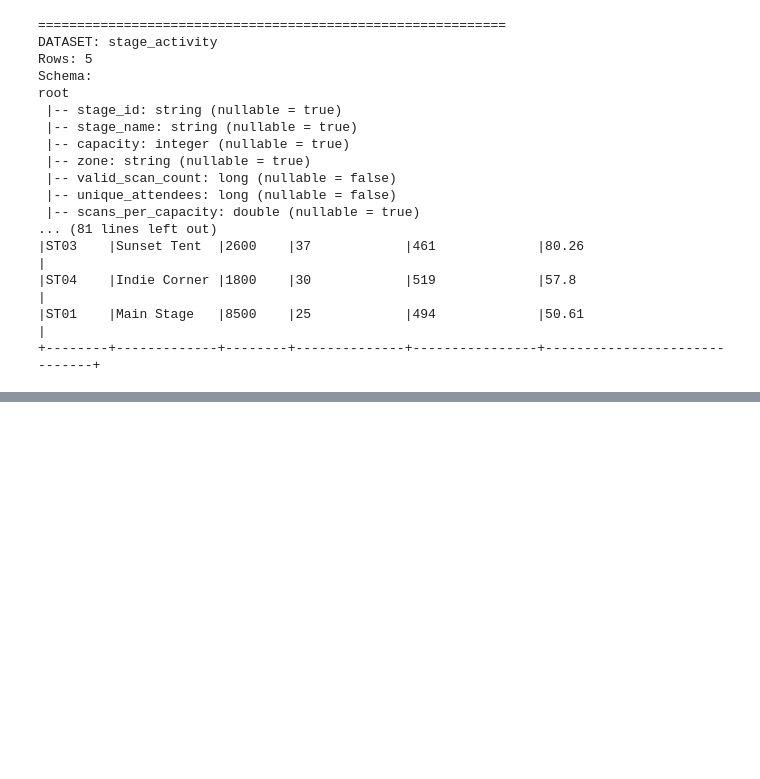
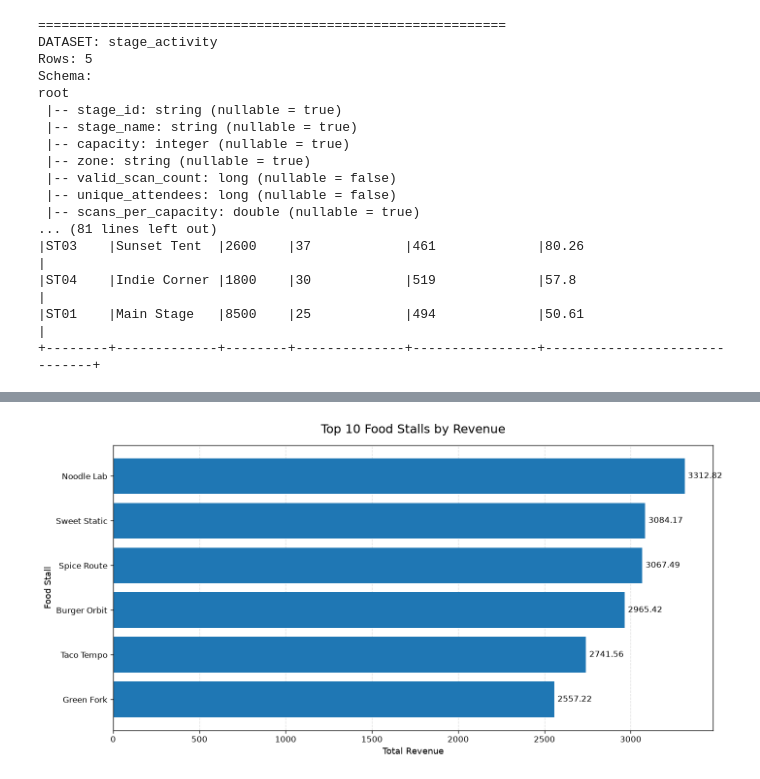
Before and after one commit to hemanthvaluecreed/Festival_Data_Dective_Spark, a Jupyter notebook: festive_analysis.ipynb, the cells around one changed output, grey strips where cells are left out. Saved outputs shown, nothing was run; the diff lists cells and outputs as text; code cells hidden in the pictures; blank space fills up the shorter version.

```diff
--- a/festive_analysis.ipynb
+++ b/festive_analysis.ipynb
@@ -2324,0 +2409,14 @@ root
+# %%
+# FOOD ORDERS ANALYSIS
+
+plot_spark_bar(
+    df=stall_revenue,
+    category_col="stall_name",
+    value_col="total_revenue",
+    title="Top 10 Food Stalls by Revenue",
+    xlabel="Total Revenue",
+    ylabel="Food Stall",
+    top_n=10
+)
+# %% [output]
+[figure, added]
```
Also changed, not shown: parts of 4 cells of this notebook.
